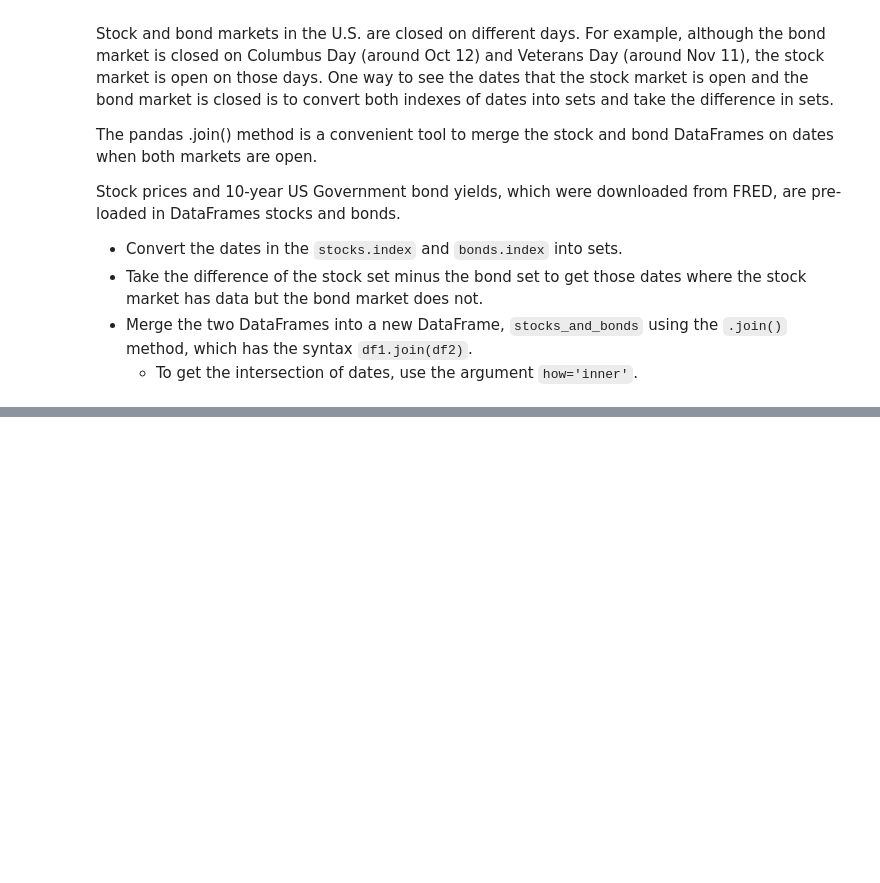
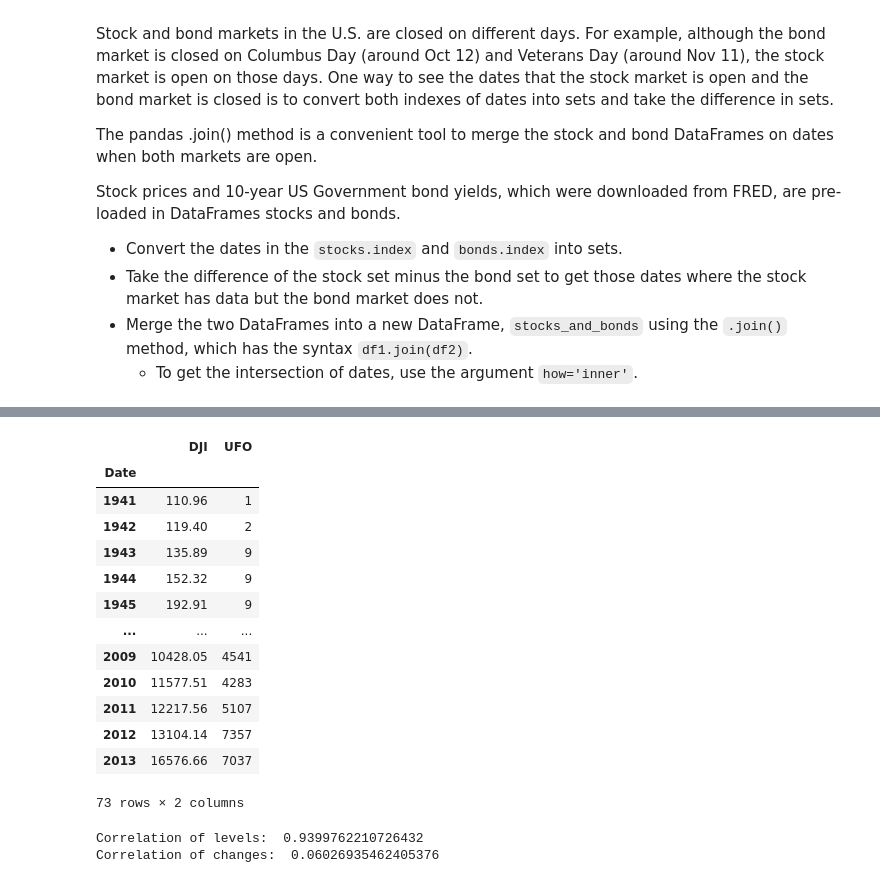
Before and after one commit to AI-MOO/Time_Series_Datacamp, a Jupyter notebook: 02_Time_Series_Analysis_in_Python/01_Correlation_and_Autocorrelation.ipynb, the cells around one changed output, grey strips where cells are left out. Cells and saved outputs as stored; diff of their text form; code cells hidden in the pictures; blank space fills up the shorter version.

```diff
--- a/02_Time_Series_Analysis_in_Python/01_Correlation_and_Autocorrelation.ipynb
+++ b/02_Time_Series_Analysis_in_Python/01_Correlation_and_Autocorrelation.ipynb
@@ -69,0 +162,33 @@ Stock prices and 10-year US Government bond yields, which were downloaded from F
+# %%
+UFO = pd.read_csv("datasets/UFO.csv")
+DJI = pd.read_csv("datasets/DJI.csv")
+levels = pd.merge(how='inner', left=DJI, right=UFO)
+levels.set_index('Date', inplace=True)
+levels
+# %% [output]
+|  | DJI | UFO |
+| Date |  |  |
+| 1941 | 110.96 | 1 |
+| 1942 | 119.40 | 2 |
+| 1943 | 135.89 | 9 |
+| 1944 | 152.32 | 9 |
+| 1945 | 192.91 | 9 |
+| ... | ... | ... |
+| 2009 | 10428.05 | 4541 |
+| 2010 | 11577.51 | 4283 |
+| 2011 | 12217.56 | 5107 |
+| 2012 | 13104.14 | 7357 |
+| 2013 | 16576.66 | 7037 |
+73 rows × 2 columns
+# %%
+# Compute correlation of levels
+correlation1 = levels['DJI'].corr(levels['UFO'])
+print("Correlation of levels: ", correlation1)
+
+# Compute correlation of percent changes
+changes = levels.pct_change()
+correlation2 = changes['DJI'].corr(changes['UFO'])
+print("Correlation of changes: ", correlation2)
+# %% [output]
+Correlation of levels:  0.9399762210726432
+Correlation of changes:  0.06026935462405376
```
Also changed, not shown: parts of 20 cells of this notebook.
